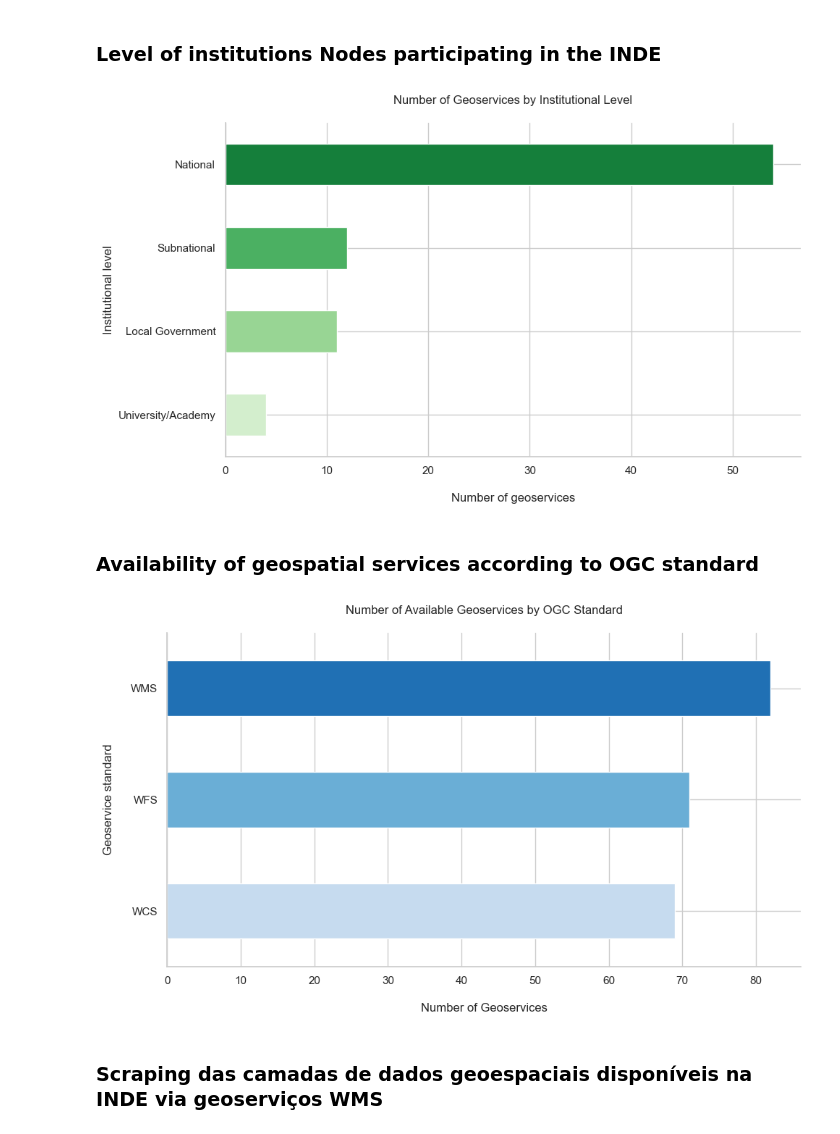
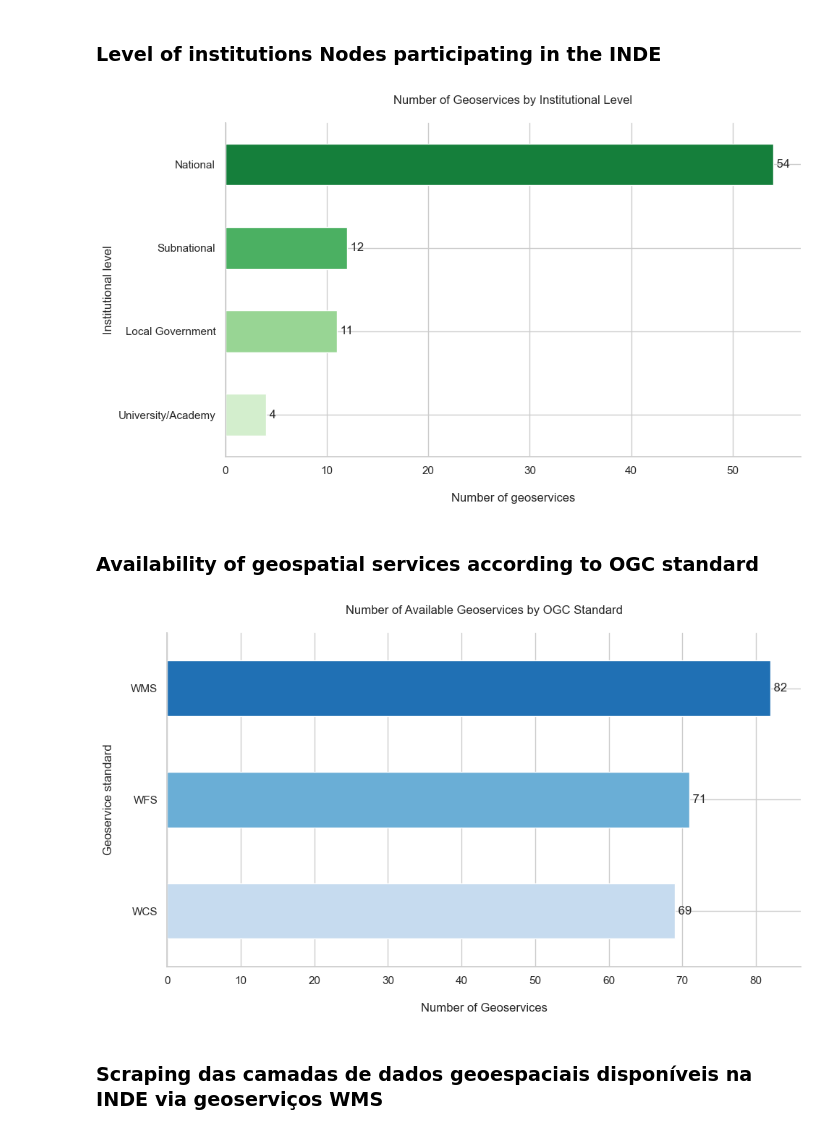
Before and after one commit to darlanmnunes/INDE_UN-GGIM_Themes, a Jupyter notebook: notebooks/Jnotebook_inde_unggim_v3.ipynb, the cells around one changed output. Saved outputs shown, nothing was run; the diff lists cells and outputs as text; code cells hidden in the pictures.

Commit message:
code that generates graph bars uptades

```diff
--- a/notebooks/Jnotebook_inde_unggim_v3.ipynb
+++ b/notebooks/Jnotebook_inde_unggim_v3.ipynb
@@ -108,35 +101,42 @@ df_list2['nivel_no'] = df_list2['nivel_no'].map(translation_dict)
 level_counts = df_list2.groupby('nivel_no').size().sort_values()
 
 # Cor palette by level counts
 green_palette = sns.color_palette("Greens", len(level_counts))
 
 # Plotting
 sns.set(style="whitegrid")
 fig, ax = plt.subplots(figsize=(10, 6))
-ax = level_counts.plot(kind='barh', color=green_palette, ax=ax)
+bars = level_counts.plot(kind='barh', color=green_palette, ax=ax)
 ax.set_title('Number of Geoservices by Institutional Level\n')
 ax.set_xlabel('\nNumber of geoservices')
 ax.set_ylabel('Institutional level')
 plt.gca().spines['top'].set_visible(False)
 plt.gca().spines['right'].set_visible(False)
+
+# Add text labels to the end of each bar
+for bar in bars.patches:
+    ax.text(bar.get_width(),  # Set the text at the end of each bar
+            bar.get_y() + bar.get_height() / 2,  # Set the text in the middle of the bar vertically
+            f' {bar.get_width()}',  # Text to display (count of geoservices)
+            va='center')  # Vertically align text in the center
 
 # Adjust layout
 plt.tight_layout()
 
 # Define path and filename
 path = '../results'  # Path to the results directory
 filename = 'fig1_geoservices_by_institutional_level.png'  # Define the filename
 
 # Ensure the results directory exists
 if not os.path.exists(path):
     os.makedirs(path)
 
 # Save the figure with high resolution using os.path.join
 full_path = os.path.join(path, filename)
 plt.savefig(full_path, format='png', dpi=300, bbox_inches='tight')
 plt.show()
 # %% [output]
-[figure, old version]
+[figure, new version]
 # %% [markdown]
 ### Availability of geospatial services according to OGC standard
 # %%
@@ -155,12 +155,19 @@ blue_palette = sns.color_palette("Blues", len(service_counts))
 # Plotting
 sns.set(style="whitegrid")
 fig, ax = plt.subplots(figsize=(10, 6))
-ax = service_counts.plot(kind='barh', color=blue_palette, ax=ax)
+bars = service_counts.plot(kind='barh', color=blue_palette, ax=ax)
 ax.set_title('Number of Available Geoservices by OGC Standard\n')
 ax.set_xlabel('\nNumber of Geoservices')
 ax.set_ylabel('Geoservice standard\n')
 plt.gca().spines['top'].set_visible(False)
 plt.gca().spines['right'].set_visible(False)
+
+# Add text labels to the end of each bar
+for bar in bars.patches:
+    ax.text(bar.get_width(),  # Set the text at the end of each bar
+            bar.get_y() + bar.get_height() / 2,  # Set the text in the middle of the bar vertically
+            f' {bar.get_width()}',  # Text to display (count of geoservices)
+            va='center')  # Vertically align text in the center
 
 # Adjust layout
 plt.tight_layout()
@@ -178,7 +185,7 @@ full_path = os.path.join(path, filename)
 plt.savefig(full_path, format='png', dpi=300, bbox_inches='tight')
 plt.show()
 # %% [output]
-[figure, old version]
+[figure, new version]
 # %% [markdown]
 
 ### Scraping das camadas de dados geoespaciais disponíveis na INDE via geoserviços WMS
```
Also changed, not shown: parts of 9 cells of this notebook.
